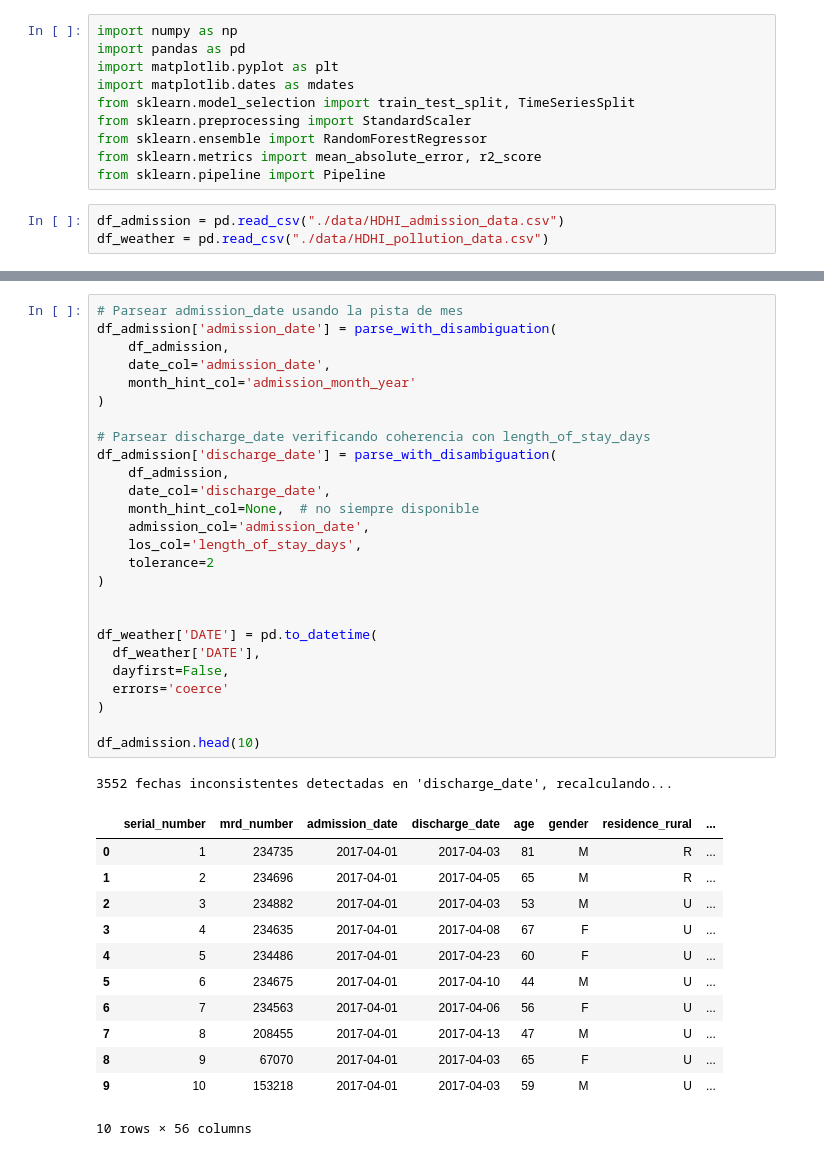
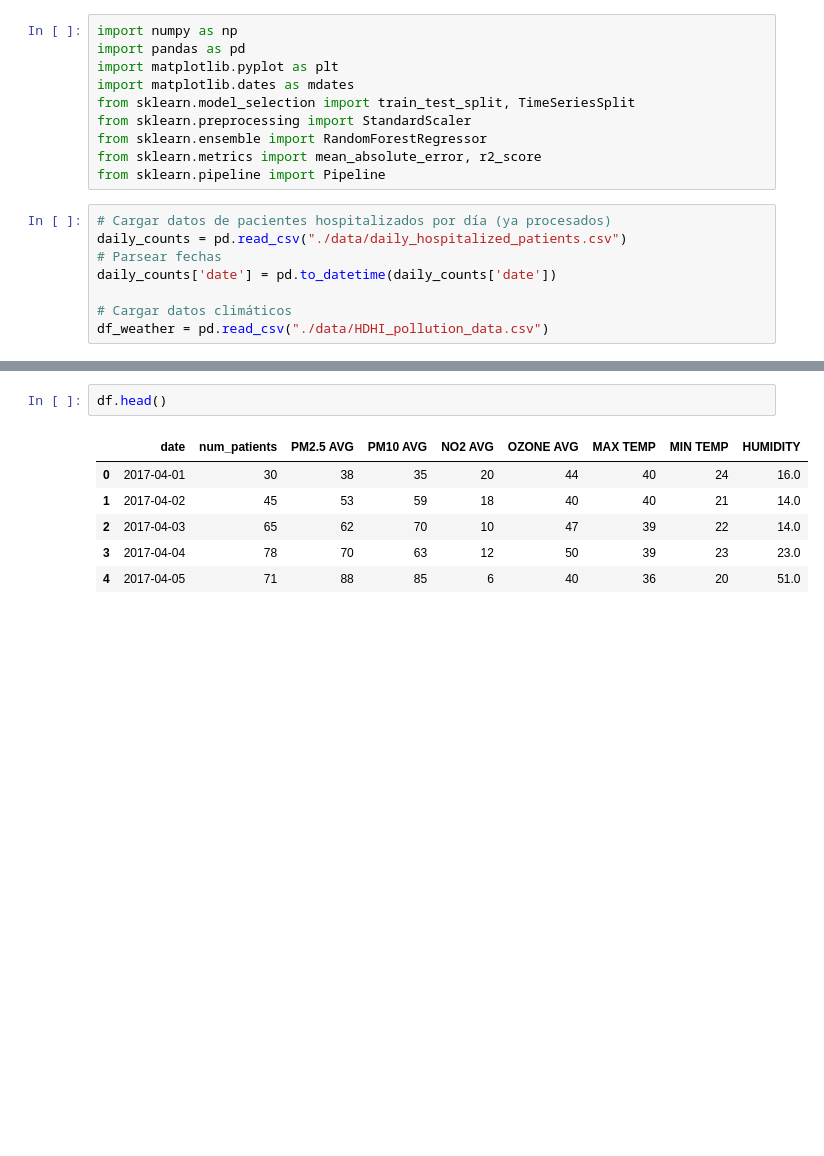
Before and after one commit to Gaby-D/Proyecto_Final_IC_2025, a Jupyter notebook: 03_RandomForest.ipynb, the cells around one changed output, grey strips where cells are left out. Drawn from its saved outputs; the diff is of its cells as text; blank space fills up the shorter version.

```diff
--- a/03_RandomForest.ipynb
+++ b/03_RandomForest.ipynb
@@ -9,6 +9,11 @@ from sklearn.ensemble import RandomForestRegressor
 from sklearn.metrics import mean_absolute_error, r2_score
 from sklearn.pipeline import Pipeline
 # %%
-df_admission = pd.read_csv("./data/HDHI_admission_data.csv")
+# Cargar datos de pacientes hospitalizados por día (ya procesados)
+daily_counts = pd.read_csv("./data/daily_hospitalized_patients.csv")
+# Parsear fechas
+daily_counts['date'] = pd.to_datetime(daily_counts['date'])
+
+# Cargar datos climáticos
 df_weather = pd.read_csv("./data/HDHI_pollution_data.csv")
 # %%
@@ -160,41 +43,10 @@ def parse_with_disambiguation(
 # %%
-# Parsear admission_date usando la pista de mes
-df_admission['admission_date'] = parse_with_disambiguation(
-    df_admission,
-    date_col='admission_date',
-    month_hint_col='admission_month_year'
-)
-
-# Parsear discharge_date verificando coherencia con length_of_stay_days
-df_admission['discharge_date'] = parse_with_disambiguation(
-    df_admission,
-    date_col='discharge_date',
-    month_hint_col=None,  # no siempre disponible
-    admission_col='admission_date',
-    los_col='length_of_stay_days',
-    tolerance=2
-)
-
-
-df_weather['DATE'] = pd.to_datetime(
-  df_weather['DATE'],
-  dayfirst=False,
-  errors='coerce'
-)
-
-df_admission.head(10)
+df.head()
 # %% [output]
-3552 fechas inconsistentes detectadas en 'discharge_date', recalculando...
-|  | serial_number | mrd_number | admission_date | discharge_date | age | gender | residence_rural | ... |
-| 0 | 1 | 234735 | 2017-04-01 | 2017-04-03 | 81 | M | R | ... |
-| 1 | 2 | 234696 | 2017-04-01 | 2017-04-05 | 65 | M | R | ... |
-| 2 | 3 | 234882 | 2017-04-01 | 2017-04-03 | 53 | M | U | ... |
-| 3 | 4 | 234635 | 2017-04-01 | 2017-04-08 | 67 | F | U | ... |
-| 4 | 5 | 234486 | 2017-04-01 | 2017-04-23 | 60 | F | U | ... |
-| 5 | 6 | 234675 | 2017-04-01 | 2017-04-10 | 44 | M | U | ... |
-| 6 | 7 | 234563 | 2017-04-01 | 2017-04-06 | 56 | F | U | ... |
-| 7 | 8 | 208455 | 2017-04-01 | 2017-04-13 | 47 | M | U | ... |
-| 8 | 9 | 67070 | 2017-04-01 | 2017-04-03 | 65 | F | U | ... |
-| 9 | 10 | 153218 | 2017-04-01 | 2017-04-03 | 59 | M | U | ... |
+|  | date | num_patients | PM2.5 AVG | PM10 AVG | NO2 AVG | OZONE AVG | MAX TEMP | MIN TEMP | HUMIDITY |
+| 0 | 2017-04-01 | 30 | 38 | 35 | 20 | 44 | 40 | 24 | 16.0 |
+| 1 | 2017-04-02 | 45 | 53 | 59 | 18 | 40 | 40 | 21 | 14.0 |
+| 2 | 2017-04-03 | 65 | 62 | 70 | 10 | 47 | 39 | 22 | 14.0 |
+| 3 | 2017-04-04 | 78 | 70 | 63 | 12 | 50 | 39 | 23 | 23.0 |
+| 4 | 2017-04-05 | 71 | 88 | 85 | 6 | 40 | 36 | 20 | 51.0 |
-10 rows × 56 columns
 # %%
```
Also changed, not shown: parts of 9 cells of this notebook, 3 other files.
